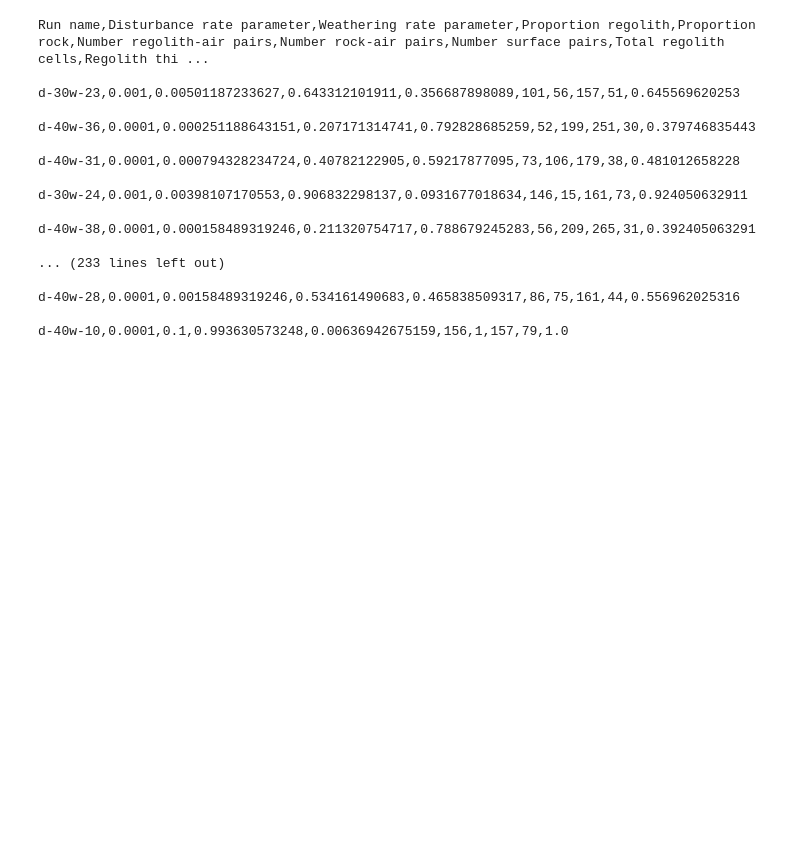
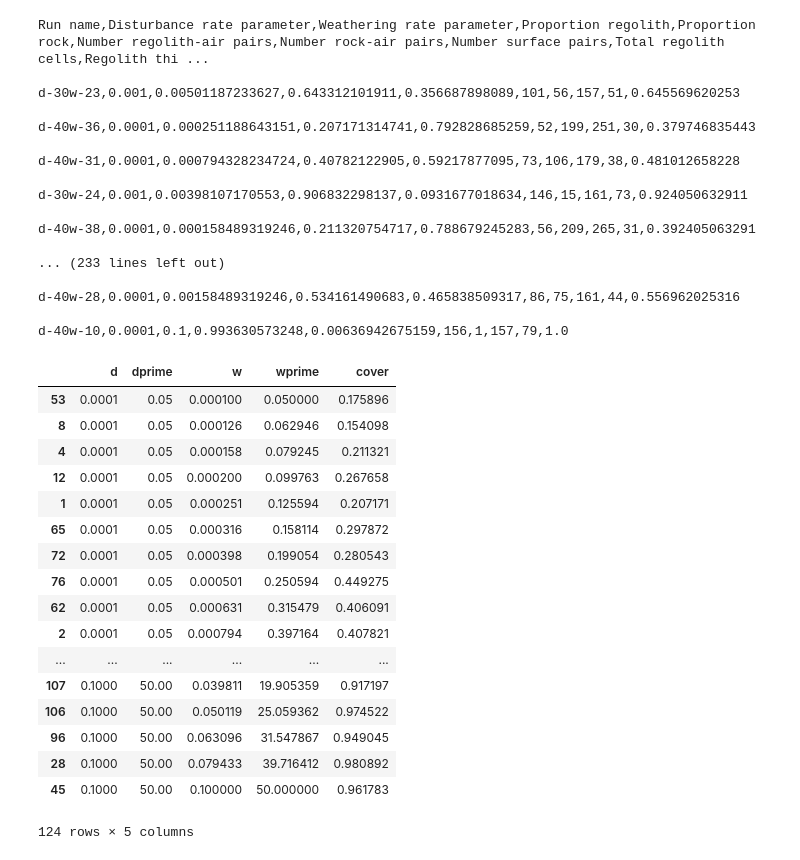
Before and after one commit to gregtucker/facetmorphology, a Jupyter notebook: DataAnalysis/analyze_and_plot_regolith_cover.ipynb, the cells around one changed output. Cells and saved outputs as stored; diff of their text form; code cells hidden in the pictures; blank space fills up the shorter version.

```diff
--- a/DataAnalysis/analyze_and_plot_regolith_cover.ipynb
+++ b/DataAnalysis/analyze_and_plot_regolith_cover.ipynb
@@ -49,8 +49,31 @@ d-40w-28,0.0001,0.00158489319246,0.534161490683,0.465838509317,86,75,161,44,0.55
 
 d-40w-10,0.0001,0.1,0.993630573248,0.00636942675159,156,1,157,79,1.0
 # %%
-data = {'dprime' : dist_param, 'wprime': weath_param, 'cover': reg_cover_proportion}
+tau = 500.0  # average interval between one-cell slip events (corresponds to numerical model interval of 866 yr)
+dprime = dist_param * tau
+wprime = weath_param * tau
+data = {'d': dist_param, 'dprime': dprime, 'w': weath_param, 'wprime': wprime, 'cover': reg_cover_proportion}
 df = pd.DataFrame(data)
 df = df.sort_values(by=['dprime', 'wprime'])
+df
+# %% [output]
+|  | d | dprime | w | wprime | cover |
+| 53 | 0.0001 | 0.05 | 0.000100 | 0.050000 | 0.175896 |
+| 8 | 0.0001 | 0.05 | 0.000126 | 0.062946 | 0.154098 |
+| 4 | 0.0001 | 0.05 | 0.000158 | 0.079245 | 0.211321 |
+| 12 | 0.0001 | 0.05 | 0.000200 | 0.099763 | 0.267658 |
+| 1 | 0.0001 | 0.05 | 0.000251 | 0.125594 | 0.207171 |
+| 65 | 0.0001 | 0.05 | 0.000316 | 0.158114 | 0.297872 |
+| 72 | 0.0001 | 0.05 | 0.000398 | 0.199054 | 0.280543 |
+| 76 | 0.0001 | 0.05 | 0.000501 | 0.250594 | 0.449275 |
+| 62 | 0.0001 | 0.05 | 0.000631 | 0.315479 | 0.406091 |
+| 2 | 0.0001 | 0.05 | 0.000794 | 0.397164 | 0.407821 |
+| ... | ... | ... | ... | ... | ... |
+| 107 | 0.1000 | 50.00 | 0.039811 | 19.905359 | 0.917197 |
+| 106 | 0.1000 | 50.00 | 0.050119 | 25.059362 | 0.974522 |
+| 96 | 0.1000 | 50.00 | 0.063096 | 31.547867 | 0.949045 |
+| 28 | 0.1000 | 50.00 | 0.079433 | 39.716412 | 0.980892 |
+| 45 | 0.1000 | 50.00 | 0.100000 | 50.000000 | 0.961783 |
+124 rows × 5 columns
 # %%
 reg_cover_proportion = df['cover'].values.reshape((4, 31))
```
Also changed, not shown: parts of 2 cells of this notebook, 12 other files.
